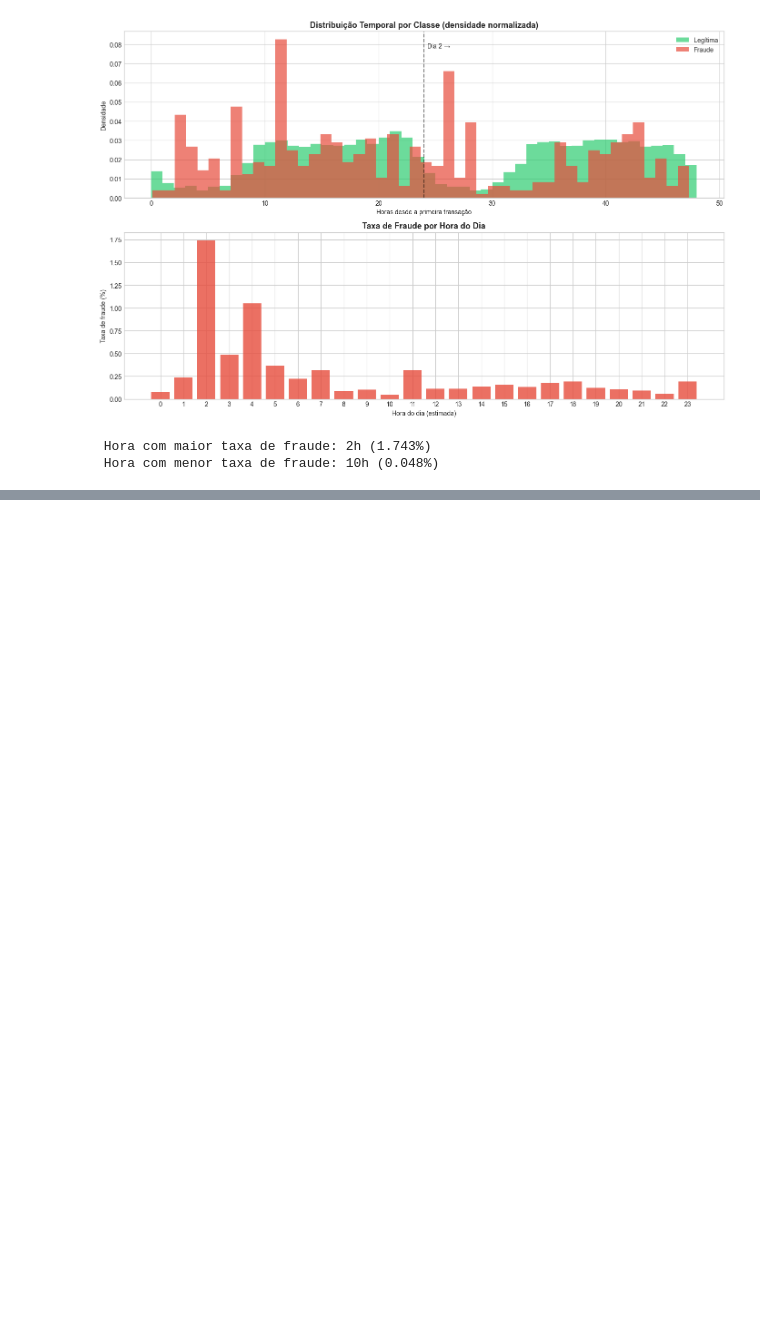
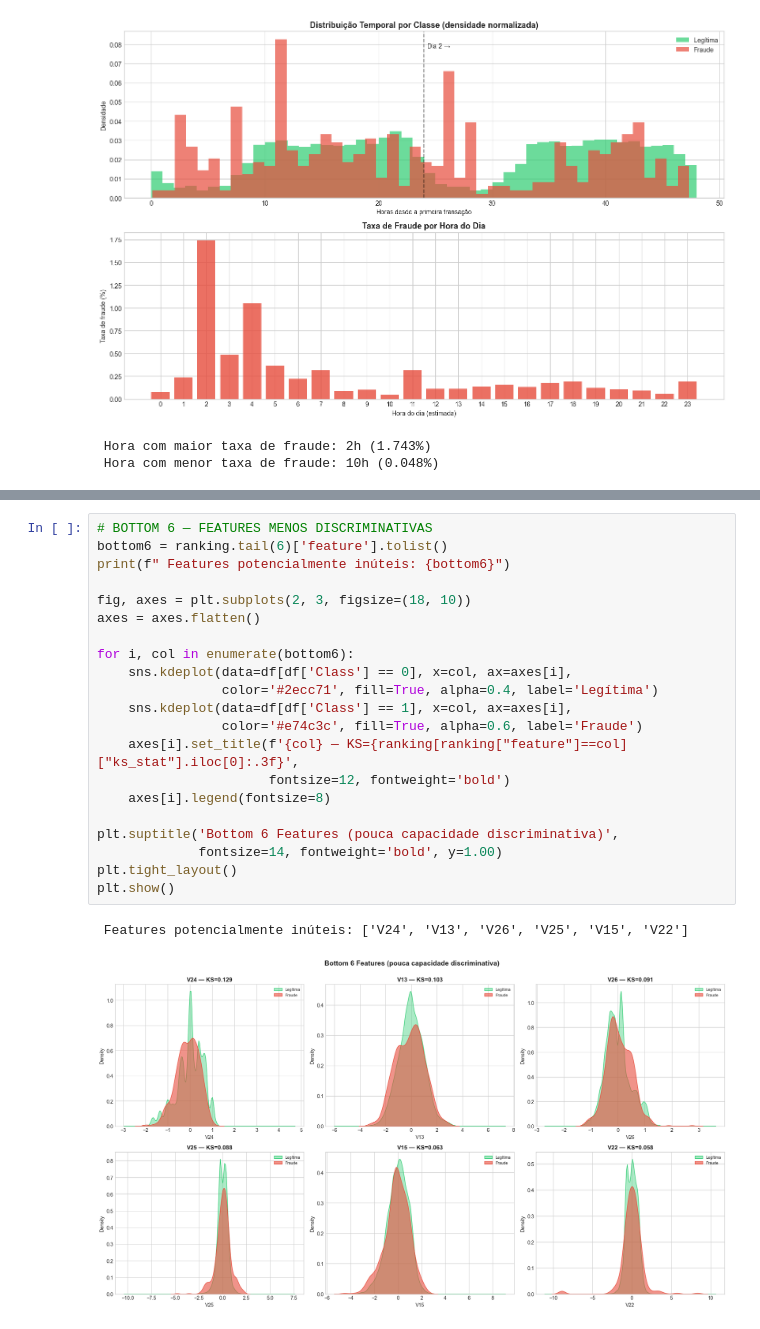
Before and after one commit to noamcoelho/fraud-detection-ml, a Jupyter notebook: notebooks/01_eda.ipynb, the cells around one changed output, grey strips where cells are left out. Drawn from its saved outputs; the diff is of its cells as text; blank space fills up the shorter version.

```diff
--- a/notebooks/01_eda.ipynb
+++ b/notebooks/01_eda.ipynb
@@ -171,0 +273,24 @@ print(f" Hora com menor taxa de fraude: {hour_fraud_pct.idxmin()}h ({hour_fraud_
+# %%
+# BOTTOM 6 — FEATURES MENOS DISCRIMINATIVAS
+bottom6 = ranking.tail(6)['feature'].tolist()
+print(f" Features potencialmente inúteis: {bottom6}")
+
+fig, axes = plt.subplots(2, 3, figsize=(18, 10))
+axes = axes.flatten()
+
+for i, col in enumerate(bottom6):
+    sns.kdeplot(data=df[df['Class'] == 0], x=col, ax=axes[i],
+                color='#2ecc71', fill=True, alpha=0.4, label='Legítima')
+    sns.kdeplot(data=df[df['Class'] == 1], x=col, ax=axes[i],
+                color='#e74c3c', fill=True, alpha=0.6, label='Fraude')
+    axes[i].set_title(f'{col} — KS={ranking[ranking["feature"]==col]["ks_stat"].iloc[0]:.3f}',
+                      fontsize=12, fontweight='bold')
+    axes[i].legend(fontsize=8)
+
+plt.suptitle('Bottom 6 Features (pouca capacidade discriminativa)',
+             fontsize=14, fontweight='bold', y=1.00)
+plt.tight_layout()
+plt.show()
+# %% [output]
+ Features potencialmente inúteis: ['V24', 'V13', 'V26', 'V25', 'V15', 'V22']
+[figure, added]
```
Also changed, not shown: parts of 4 cells of this notebook.
